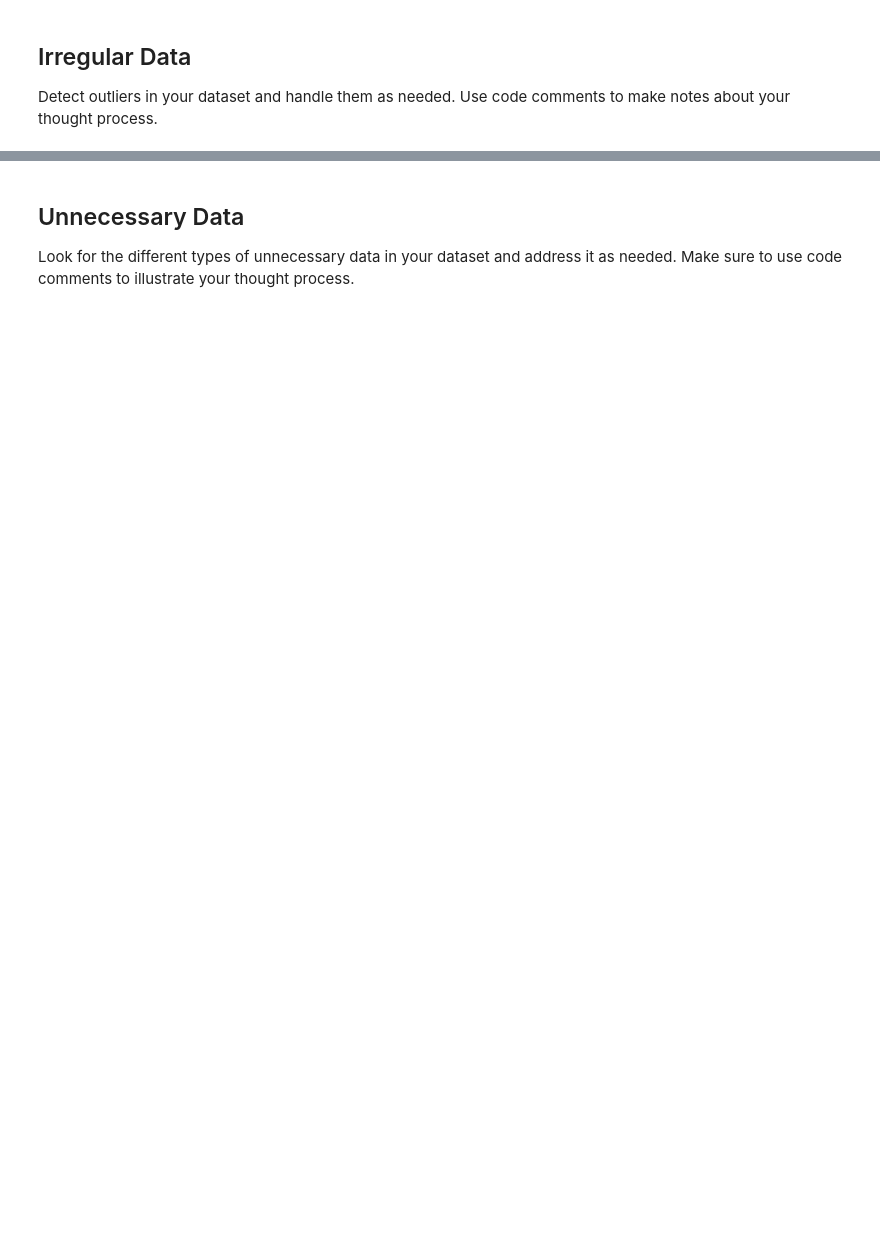
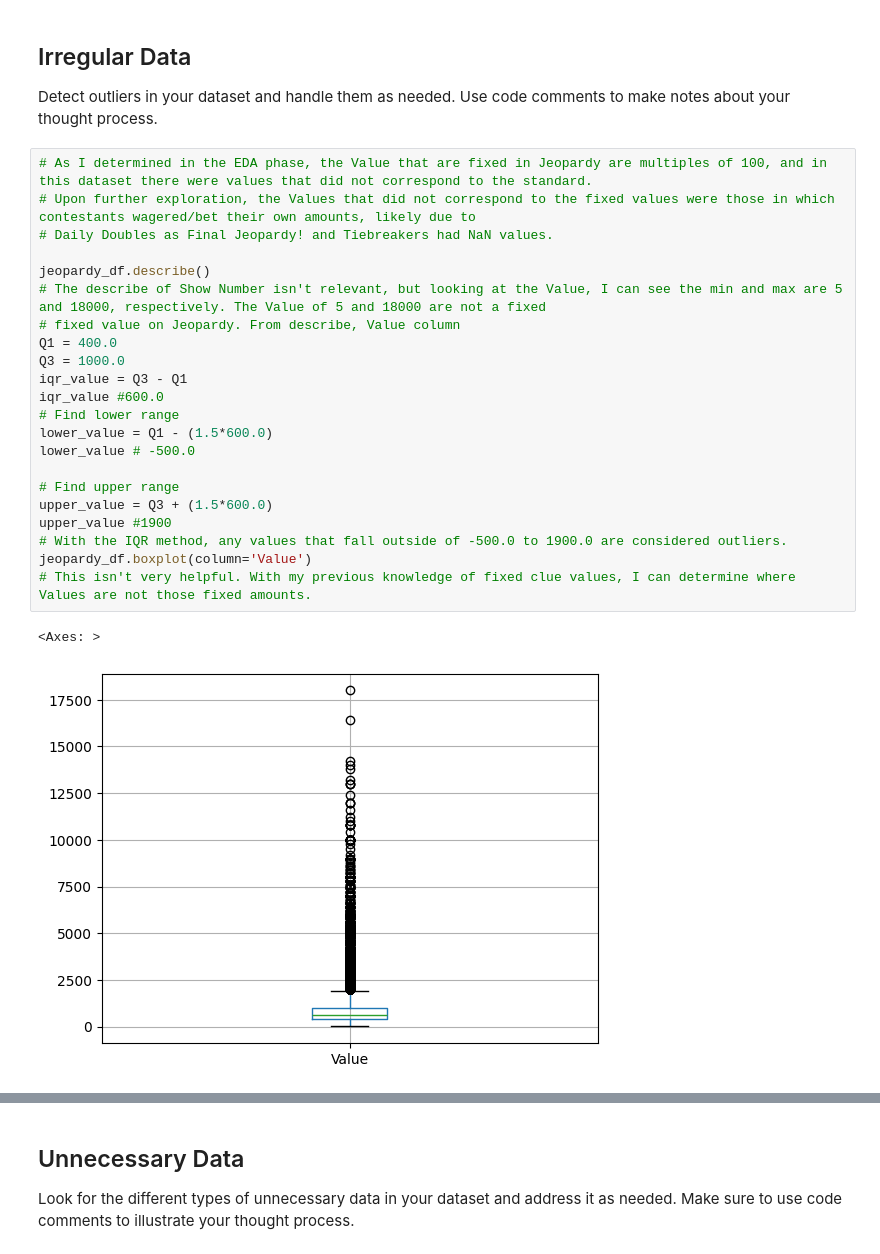
Before and after one commit to MC-18/cleaning-data-checkpoint, a Jupyter notebook: checkpoint-three.ipynb, the cells around one changed output, grey strips where cells are left out. Cells and saved outputs as stored; diff of their text form; blank space fills up the shorter version.

```diff
--- a/checkpoint-three.ipynb
+++ b/checkpoint-three.ipynb
@@ -50,3 +78,28 @@ null_values_other
 ## Irregular Data
 
 Detect outliers in your dataset and handle them as needed. Use code comments to make notes about your thought process.
+# %%
+# As I determined in the EDA phase, the Value that are fixed in Jeopardy are multiples of 100, and in this dataset there were values that did not correspond to the standard.
+# Upon further exploration, the Values that did not correspond to the fixed values were those in which contestants wagered/bet their own amounts, likely due to
+# Daily Doubles as Final Jeopardy! and Tiebreakers had NaN values.
+
+jeopardy_df.describe()
+# The describe of Show Number isn't relevant, but looking at the Value, I can see the min and max are 5 and 18000, respectively. The Value of 5 and 18000 are not a fixed
+# fixed value on Jeopardy. From describe, Value column
+Q1 = 400.0
+Q3 = 1000.0
+iqr_value = Q3 - Q1
+iqr_value #600.0
+# Find lower range
+lower_value = Q1 - (1.5*600.0)
+lower_value # -500.0
+
+# Find upper range
+upper_value = Q3 + (1.5*600.0)
+upper_value #1900
+# With the IQR method, any values that fall outside of -500.0 to 1900.0 are considered outliers.
+jeopardy_df.boxplot(column='Value')
+# This isn't very helpful. With my previous knowledge of fixed clue values, I can determine where Values are not those fixed amounts.
+# %% [output]
+<Axes: >
+[figure, added]
```
Also changed, not shown: parts of 12 cells of this notebook.
